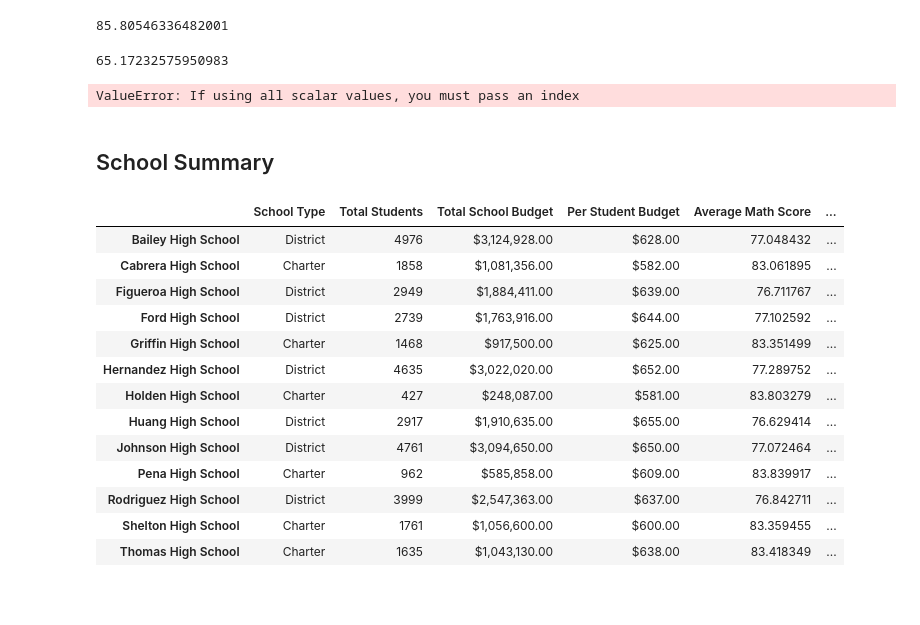
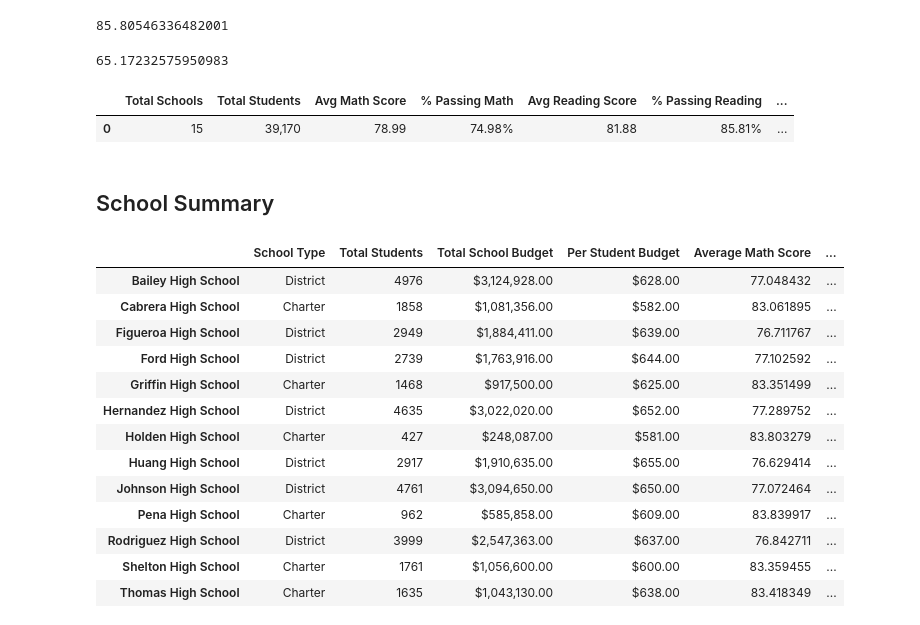
Before and after one commit to colca6/pandas-challenge, a Jupyter notebook: PyCitySchools/PyCitySchools.ipynb, the cells around one changed output. Cells and saved outputs as stored; diff of their text form; code cells hidden in the pictures; blank space fills up the shorter version.

Commit message:
Commit 2nd time after Diestrict Summary complete

```diff
--- a/PyCitySchools/PyCitySchools.ipynb
+++ b/PyCitySchools/PyCitySchools.ipynb
@@ -83,19 +83,33 @@ overall_passing_rate = passing_math_reading_count /  float(student_count) * 100
 overall_passing_rate
 # %% [output]
 65.17232575950983
-# %%
-# Create a high-level snapshot of the district's key metrics in a DataFrame
-district_summary = pd.DataFrame({'Total Schools': school_count})
-
-
-# Formatting
-district_summary["Total Students"] = district_summary["Total Students"].map("{:,}".format)
-district_summary["Total Budget"] = district_summary["Total Budget"].map("${:,.2f}".format)
-
-# Display the DataFrame
-district_summary
-# %% [output]
-ValueError: If using all scalar values, you must pass an index
+# %%
+# Create a high-level snapshot of the district's key metrics in a DataFrame
+district_summary_df = pd.DataFrame({"Total Schools": [school_count],
+    "Total Students": [student_count],
+    "Avg Math Score": [average_math_score],
+    "% Passing Math": [passing_math_percentage],
+    "Avg Reading Score": [average_reading_score],
+    "% Passing Reading": [passing_reading_percentage],
+    "Overall Passing Rate": [overall_passing_rate],
+    "Total Budget": [total_budget]})
+
+
+# Formatting
+district_summary_df["Total Schools"] = district_summary_df["Total Schools"].map("{:,}".format)
+district_summary_df["Total Students"] = district_summary_df["Total Students"].map("{:,}".format)
+district_summary_df["Avg Math Score"] = district_summary_df["Avg Math Score"].map("{:.2f}".format)
+district_summary_df["% Passing Math"] = district_summary_df["% Passing Math"].map("{:.2f}%".format)
+district_summary_df["Avg Reading Score"] = district_summary_df["Avg Reading Score"].map("{:.2f}".format)
+district_summary_df["% Passing Reading"] = district_summary_df["% Passing Reading"].map("{:.2f}%".format)
+district_summary_df["Overall Passing Rate"] = district_summary_df["Overall Passing Rate"].map("{:.2f}%".format)
+district_summary_df["Total Budget"] = district_summary_df["Total Budget"].map("${:,.2f}".format)
+
+# Display the DataFrame
+district_summary_df
+# %% [output]
+|  | Total Schools | Total Students | Avg Math Score | % Passing Math | Avg Reading Score | % Passing Reading | ... |
+| 0 | 15 | 39,170 | 78.99 | 74.98% | 81.88 | 85.81% | ... |
 # %% [markdown]
 ## School Summary
 # %%
```
